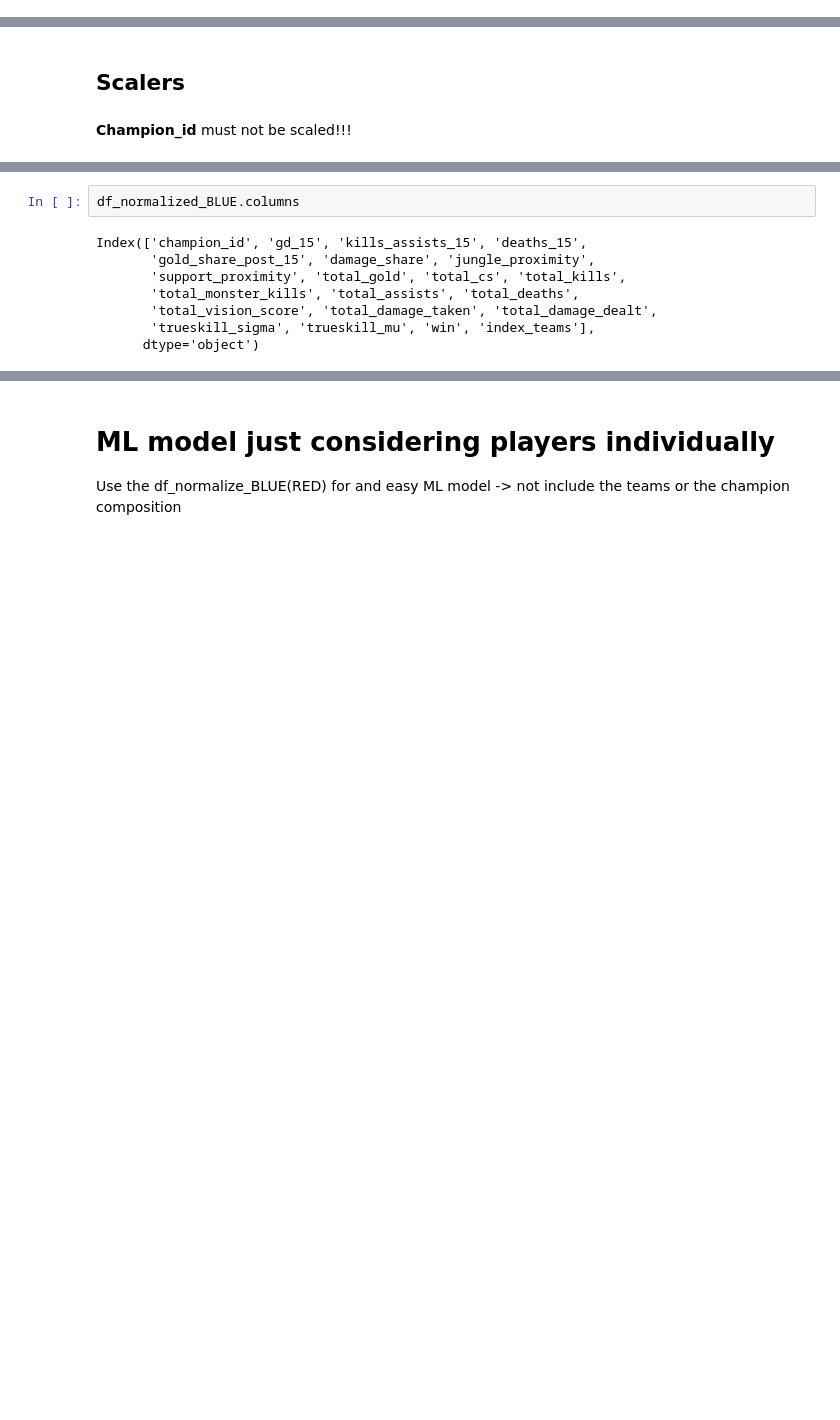
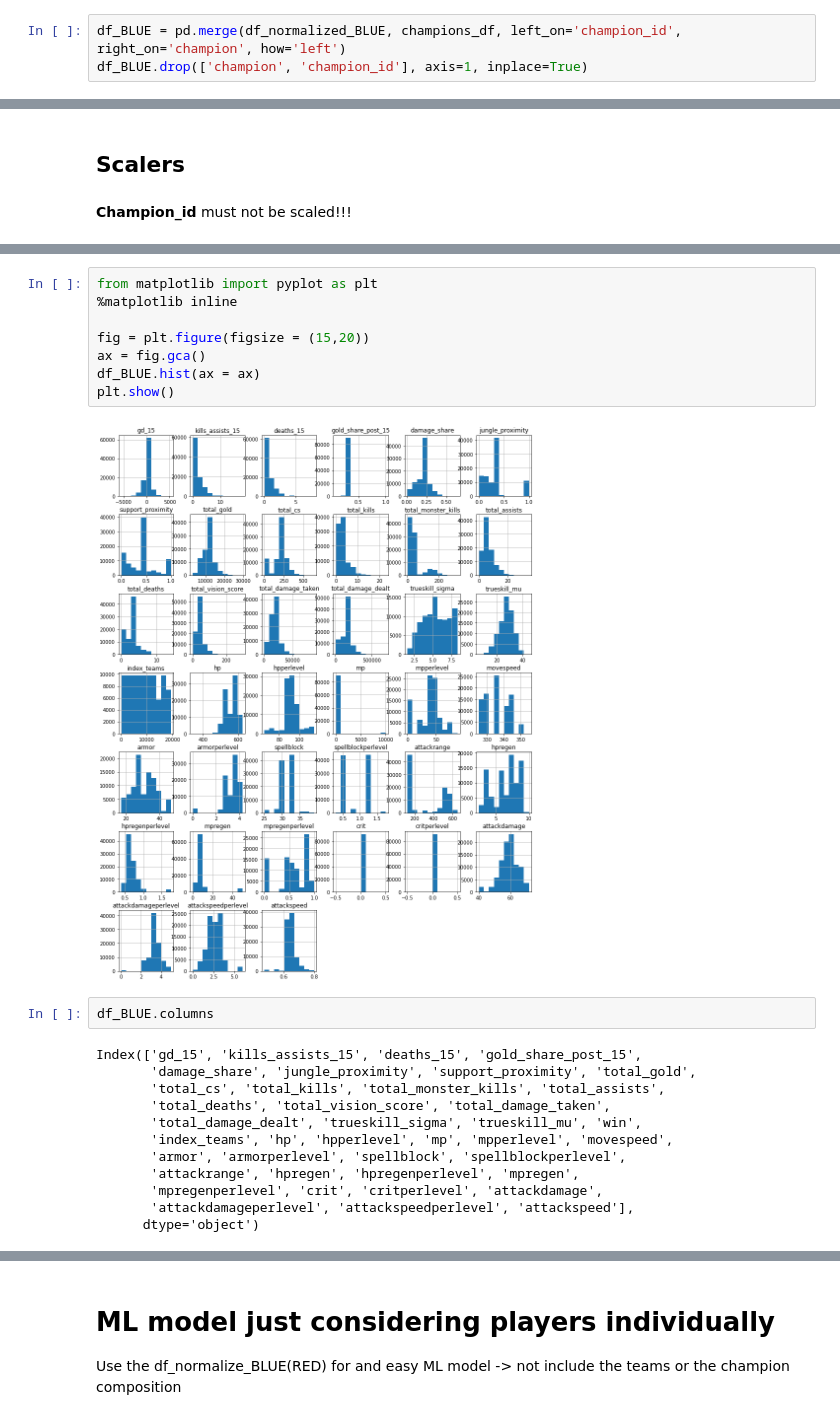
Before and after one commit to stephanyvargas/LoL_winner_predictor, a Jupyter notebook: notebooks/test_data_preprocessing_Stephany.ipynb, the cells around one changed output, grey strips where cells are left out. Cells and saved outputs as stored; diff of their text form; blank space fills up the shorter version.

```diff
--- a/notebooks/test_data_preprocessing_Stephany.ipynb
+++ b/notebooks/test_data_preprocessing_Stephany.ipynb
@@ -547,0 +600,3 @@ pd.DataFrame(champions_dict)
+# %%
+df_BLUE = pd.merge(df_normalized_BLUE, champions_df, left_on='champion_id', right_on='champion', how='left')
+df_BLUE.drop(['champion', 'champion_id'], axis=1, inplace=True)
@@ -582,10 +686,24 @@ array([[<AxesSubplot:title={'center':'total_gold'}>]], dtype=object)
+# %%
+from matplotlib import pyplot as plt
+%matplotlib inline
+
+fig = plt.figure(figsize = (15,20))
+ax = fig.gca()
+df_BLUE.hist(ax = ax)
+plt.show()
+# %% [output]
+[figure, added]
 # %%
-df_normalized_BLUE.columns
+df_BLUE.columns
 # %% [output]
-Index(['champion_id', 'gd_15', 'kills_assists_15', 'deaths_15',
-       'gold_share_post_15', 'damage_share', 'jungle_proximity',
-       'support_proximity', 'total_gold', 'total_cs', 'total_kills',
-       'total_monster_kills', 'total_assists', 'total_deaths',
-       'total_vision_score', 'total_damage_taken', 'total_damage_dealt',
-       'trueskill_sigma', 'trueskill_mu', 'win', 'index_teams'],
+Index(['gd_15', 'kills_assists_15', 'deaths_15', 'gold_share_post_15',
+       'damage_share', 'jungle_proximity', 'support_proximity', 'total_gold',
+       'total_cs', 'total_kills', 'total_monster_kills', 'total_assists',
+       'total_deaths', 'total_vision_score', 'total_damage_taken',
+       'total_damage_dealt', 'trueskill_sigma', 'trueskill_mu', 'win',
+       'index_teams', 'hp', 'hpperlevel', 'mp', 'mpperlevel', 'movespeed',
+       'armor', 'armorperlevel', 'spellblock', 'spellblockperlevel',
+       'attackrange', 'hpregen', 'hpregenperlevel', 'mpregen',
+       'mpregenperlevel', 'crit', 'critperlevel', 'attackdamage',
+       'attackdamageperlevel', 'attackspeedperlevel', 'attackspeed'],
       dtype='object')
```
Also changed, not shown: parts of 17 cells of this notebook.
